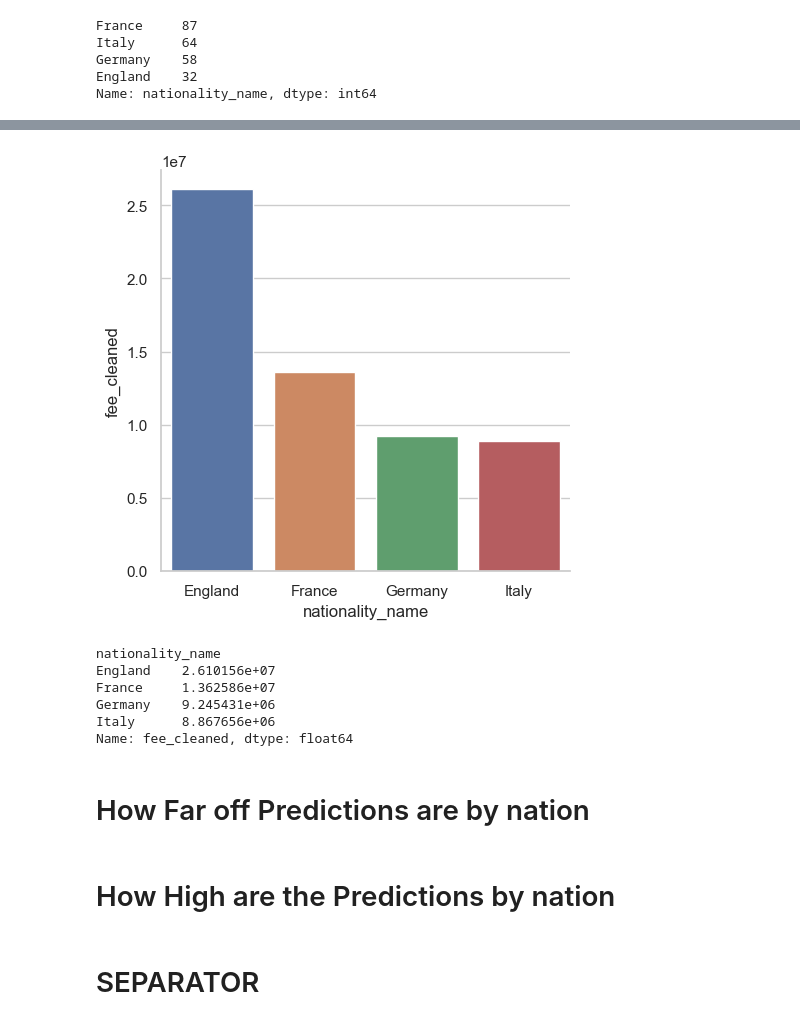
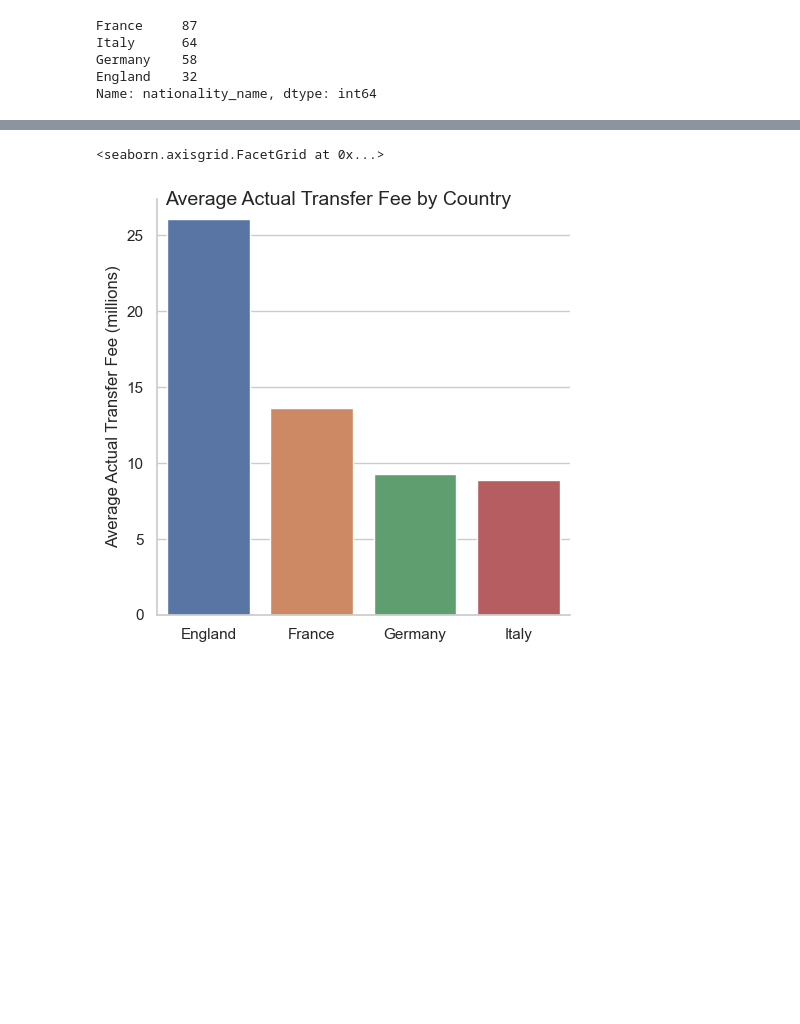
Before and after one commit to aymankhan2003/Market-Value-Predictor, a Jupyter notebook: Project.ipynb, the cells around one changed output, grey strips where cells are left out. Saved outputs shown, nothing was run; the diff lists cells and outputs as text; code cells hidden in the pictures; blank space fills up the shorter version.

```diff
--- a/Project.ipynb
+++ b/Project.ipynb
@@ -1395,17 +1076,13 @@ bias_tf_ds.head(3)
 # %%
 bias_tf_ds_base = bias_tf_ds.groupby("nationality_name", as_index=False)["fee_cleaned"].mean()
+# %%
+bias_tf_ds_base["fee_cleaned"] = bias_tf_ds_base["fee_cleaned"]/1000000
 # %%
 sns.set_theme(style="whitegrid")
 
 p = sns.catplot(data = bias_tf_ds_base, kind = "bar", x = "nationality_name", y = "fee_cleaned", legend_out = False, ci = False)
+p.fig.suptitle('Average Actual Transfer Fee by Country', fontsize=14)
+p.set_axis_labels("", "Average Actual Transfer Fee (millions)")
 # %% [output]
+<seaborn.axisgrid.FacetGrid at 0x...>
-[figure, old version]
+[figure, new version]
-# %%
-bias_tf_ds.groupby("nationality_name")["fee_cleaned"].mean()
-# %% [output]
-nationality_name
-England    2.610156e+07
-France     1.362586e+07
-Germany    9.245431e+06
-Italy      8.867656e+06
-Name: fee_cleaned, dtype: float64
@@ -1431,6 +1088,0 @@ Name: fee_cleaned, dtype: float64
-# %% [markdown]
-# How Far off Predictions are by nation
-# %% [markdown]
-# How High are the Predictions by nation
-# %% [markdown]
-# SEPARATOR
```
Also changed, not shown: parts of 113 cells of this notebook.
